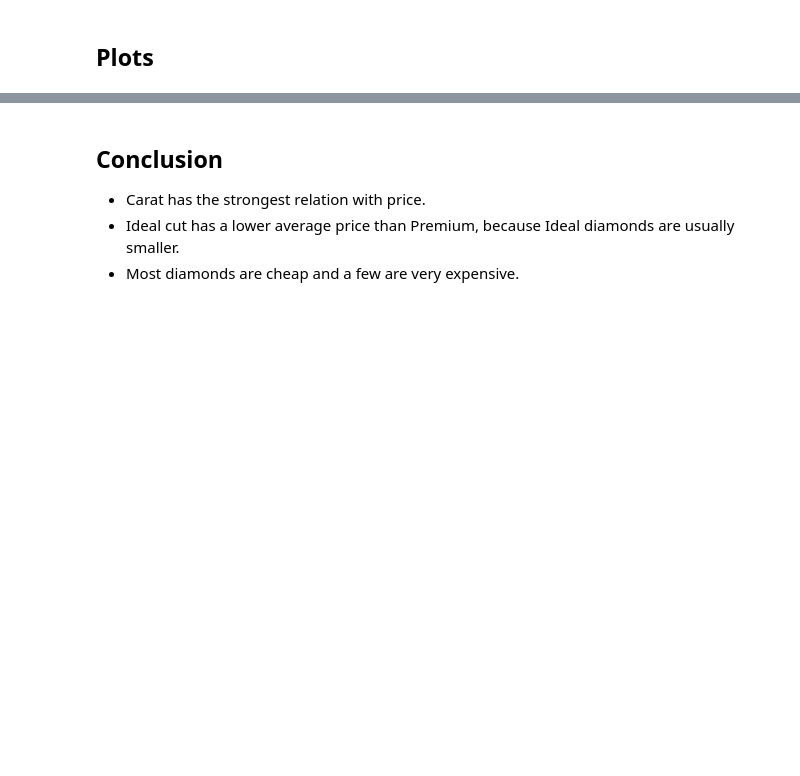
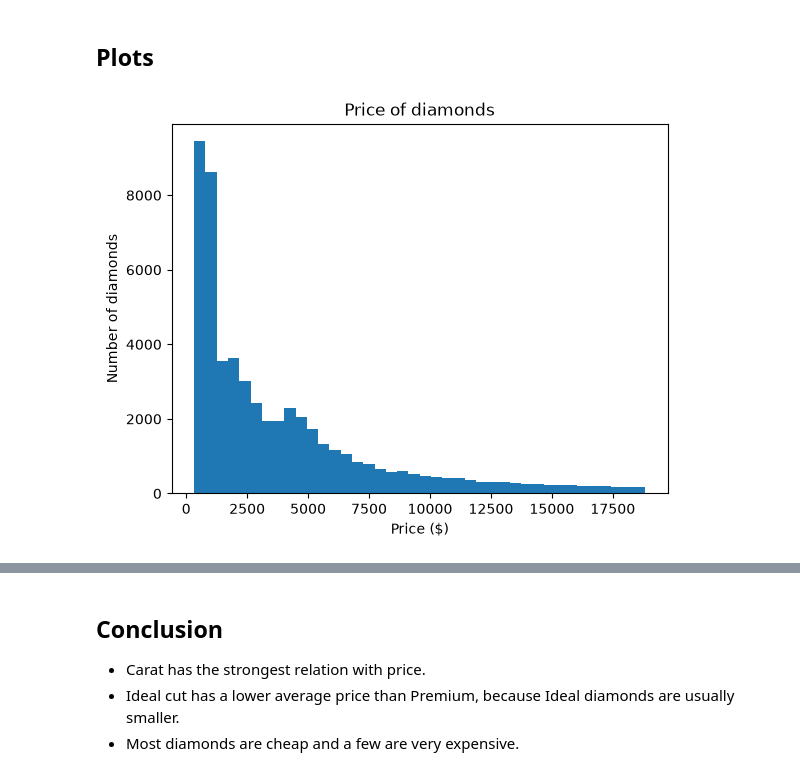
Before and after one commit to sheidashahreki/Data_Analysis_Tasks, a Jupyter notebook: Diamonds_Analysis.ipynb, the cells around one changed output, grey strips where cells are left out. Cells and saved outputs as stored; diff of their text form; code cells hidden in the pictures; blank space fills up the shorter version.

```diff
--- a/Diamonds_Analysis.ipynb
+++ b/Diamonds_Analysis.ipynb
@@ -223,5 +217,10 @@ df[["carat", "depth", "table", "price"]].corr()
 # %% [markdown]
 ## Plots
 # %%
-fig = px.histogram(df, x="price", nbins=40, title="Price of diamonds")
-fig.show()
+plt.hist(df["price"], bins=40)
+plt.title("Price of diamonds")
+plt.xlabel("Price ($)")
+plt.ylabel("Number of diamonds")
+plt.show()
+# %% [output]
+[figure, added]
```
Also changed, not shown: parts of 12 cells of this notebook.
